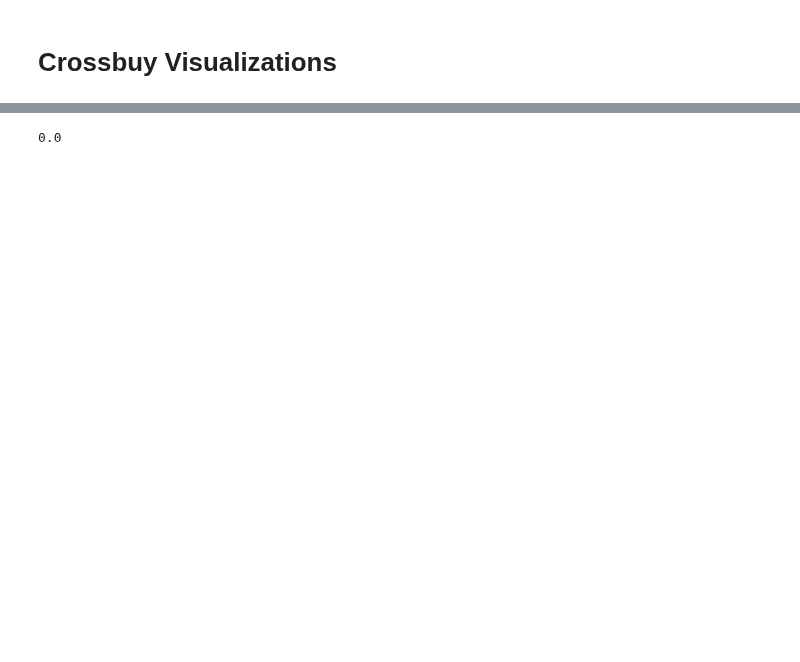
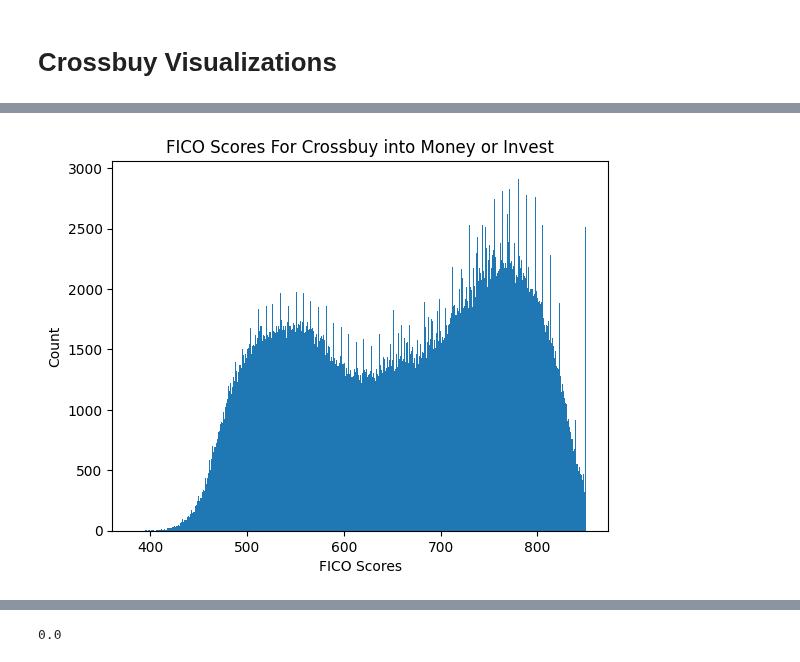
Before and after one commit to chasewes/DataSlayers, a Jupyter notebook: cant_code/individual_models.ipynb, the cells around one changed output, grey strips where cells are left out. Drawn from its saved outputs; the diff is of its cells as text; code cells hidden in the pictures; blank space fills up the shorter version.

```diff
--- a/cant_code/individual_models.ipynb
+++ b/cant_code/individual_models.ipynb
@@ -564,0 +222,11 @@ plt.show()
+# %%
+#plot FICO scores for people that crossbought into products without a FICO requirement
+no_fico_req = with_xbuy[(with_xbuy['second_product'] == 'money') | (with_xbuy['second_product'] == 'invest')]
+
+plt.hist(x=no_fico_req['RELAY_FICO'], bins=466)
+plt.title('FICO Scores For Crossbuy into Money or Invest')
+plt.xlabel('FICO Scores')
+plt.ylabel('Count')
+plt.show()
+# %% [output]
+[figure, added]
```
Also changed, not shown: parts of 59 cells of this notebook.
